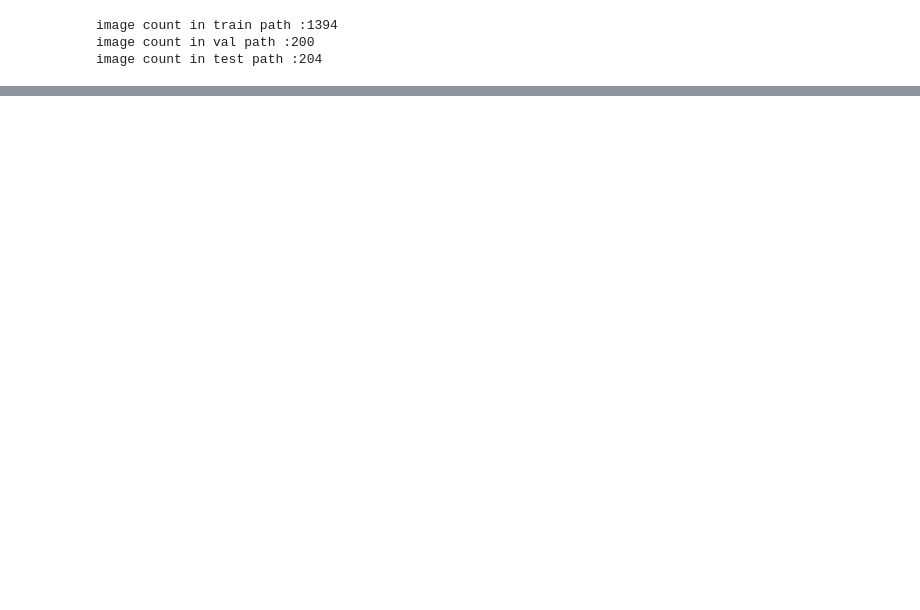
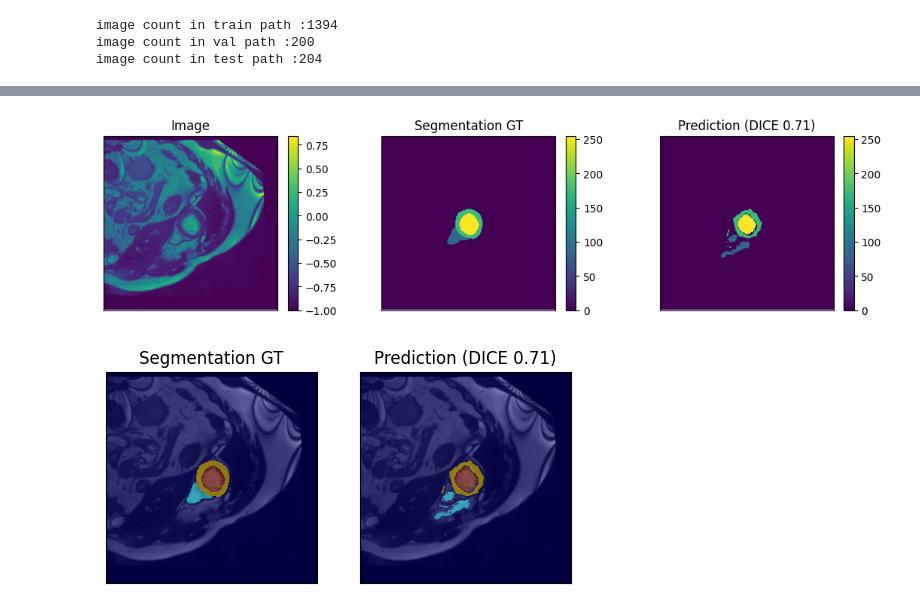
Before and after one commit to skkk256/bme_project_2, a Jupyter notebook: train.ipynb, the cells around one changed output, grey strips where cells are left out. Cells and saved outputs as stored; diff of their text form; code cells hidden in the pictures; blank space fills up the shorter version.

```diff
--- a/train.ipynb
+++ b/train.ipynb
@@ -62,0 +80,5 @@ RuntimeError: uniform_ expects to return a [from, to) range, but found from=2 >
+# %%
+solver.visualize(val_loader, 20)
+# %% [output]
+[figure, added]
+[figure, added]
```
Also changed, not shown: parts of 11 cells of this notebook, 17 other files.
